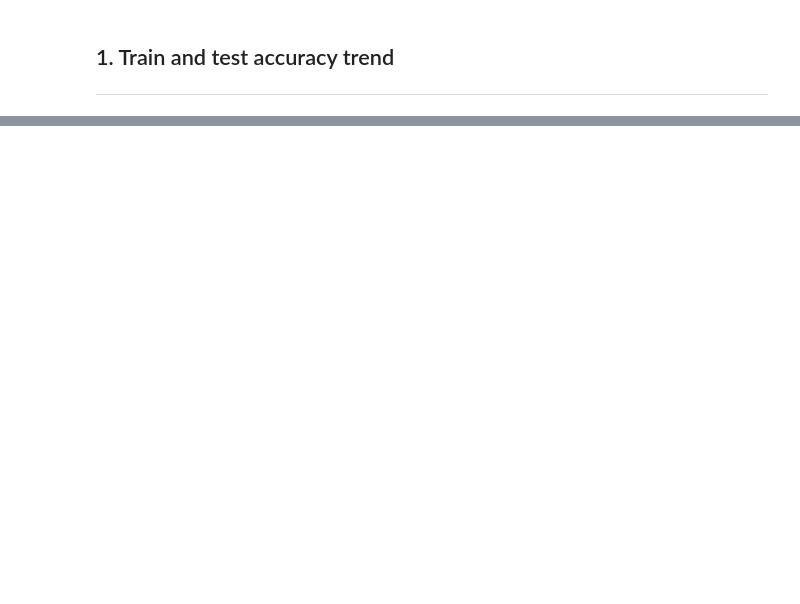
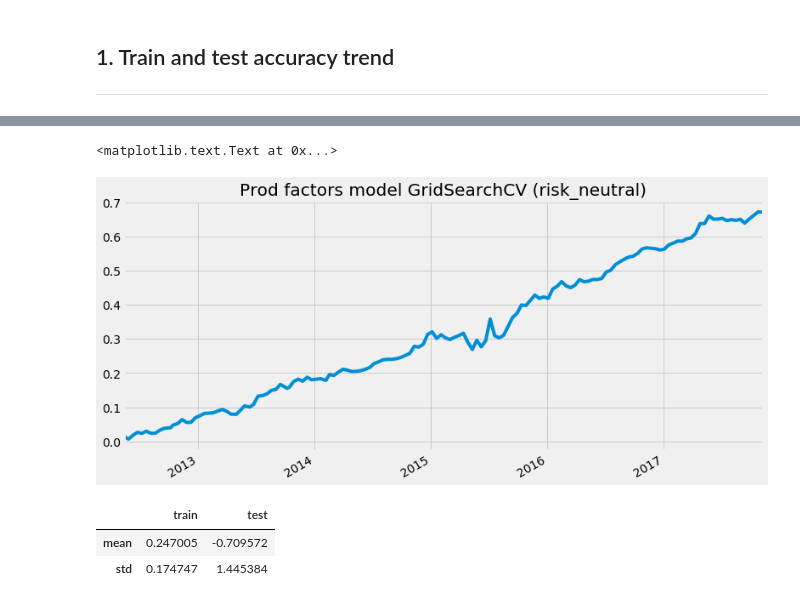
Before and after one commit to alpha-miner/alpha-mind, a Jupyter notebook: notebooks/machine learning/tree_based_method.ipynb, the cells around one changed output, grey strips where cells are left out. Drawn from its saved outputs; the diff is of its cells as text; code cells hidden in the pictures; blank space fills up the shorter version.

```diff
--- a/notebooks/machine learning/tree_based_method.ipynb
+++ b/notebooks/machine learning/tree_based_method.ipynb
@@ -113,12 +132,16 @@ for ref_date in dates:
     sample_train_x = train_x[ref_date]
     sample_train_y = train_y[ref_date].flatten()
 
-    model = RandomForestRegressor(n_estimators=n_estimators,
+    model = GridSearchCV(RandomForestRegressor(n_estimators=n_estimators,
                                   max_depth=max_depth,
                                   min_samples_split=min_samples_split,
                                   min_samples_leaf=min_samples_leaf,
                                   n_jobs=-1,
-                                  max_features='log2')
+                                  max_features='log2'),
+                        param_grid={'max_depth': [3, 10],
+                                    'min_samples_split': [10, 50],
+                                    'min_samples_leaf': [5, 25]},
+                        cv=3)
     model.fit(sample_train_x, sample_train_y)
 
     train_score = model.score(sample_train_x, sample_train_y)
@@ -159,7 +199,7 @@ for i, ref_date in enumerate(dates):
         benchmark_exp = benchmark_w @ ind_exp.values
 
         for k, name in enumerate(risk_tags):
-            cons.set_constraints(name, benchmark_exp[k], benchmark_exp[k])
+            cons.set_constraints(name, benchmark_exp[k]*industry_lower, benchmark_exp[k]*industry_upper)
 
     if portfolio_risk_neutralize:
         risk_exp = risk_styles[index]
@@ -200,0 +266,16 @@ accuray_table.aggregate([np.mean, np.std])
+# %%
+last_date = advanceDateByCalendar('china.sse', dates[-1], frequency)
+
+df = pd.Series(final_res, index=dates[1:] + [last_date])
+df.sort_index(inplace=True)
+df['2012-01-01':].cumsum().plot(figsize=(12, 6))
+plt.title('Prod factors model {1} ({0})'.format(method, model.__class__.__name__))
+# %% [output]
+<matplotlib.text.Text at 0x...>
+[figure, added]
+# %%
+accuray_table.aggregate([np.mean, np.std])
+# %% [output]
+|  | train | test |
+| mean | 0.247005 | -0.709572 |
+| std | 0.174747 | 1.445384 |
```
Also changed, not shown: parts of 14 cells of this notebook.
